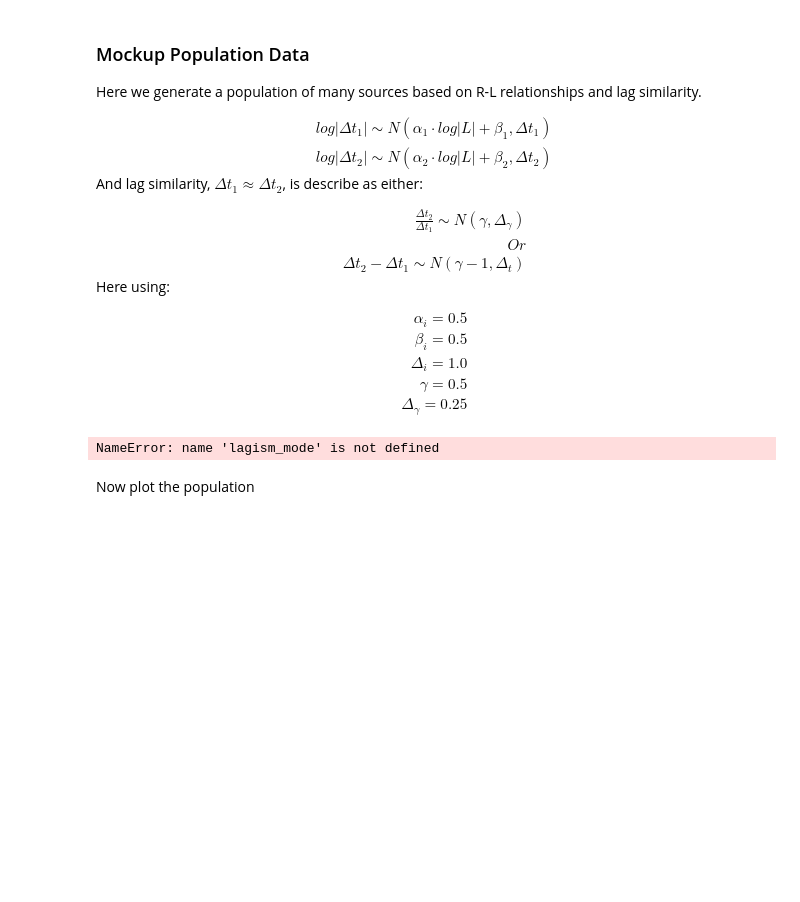
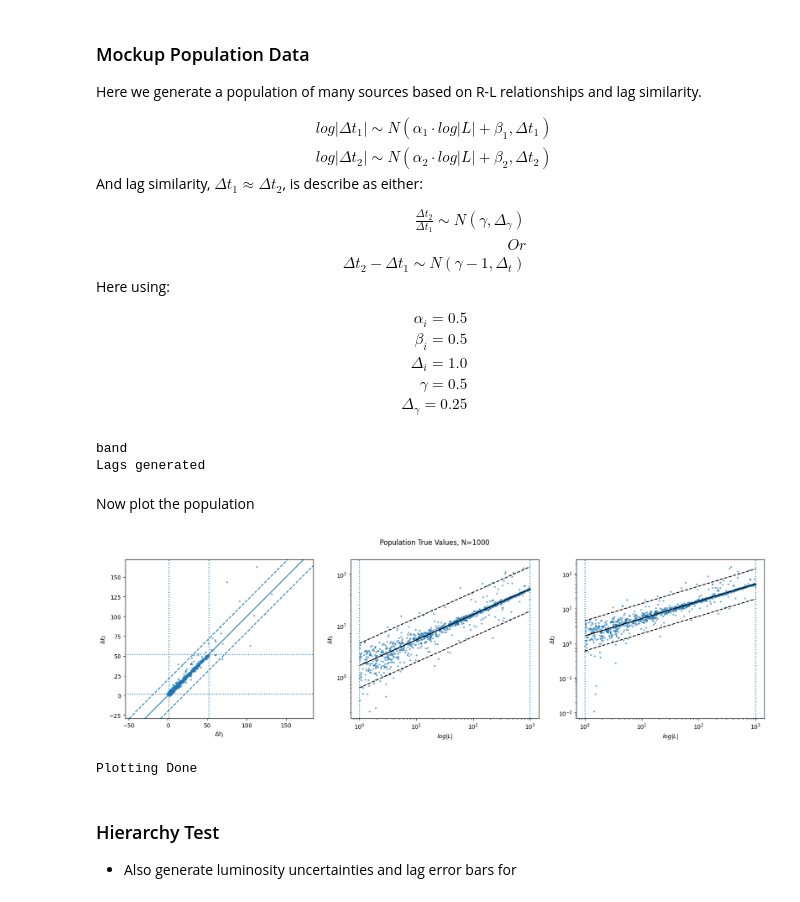
Before and after one commit to HughMcDougall/HMJavelin, a Jupyter notebook: NumpyroTests/HB_FakeData.ipynb, the cells around one changed output. Saved outputs shown, nothing was run; the diff lists cells and outputs as text; code cells hidden in the pictures; blank space fills up the shorter version.

```diff
--- a/NumpyroTests/HB_FakeData.ipynb
+++ b/NumpyroTests/HB_FakeData.ipynb
@@ -193,7 +192,7 @@ def makelags(L, params=None):
         "delta_gamma": 0.25,
         "delta_t":     20,
 
-        "lagsim_mode": "None"
+        "lagsim_mode": "None",
     }
 
     #Overwrite defaults /w input
@@ -209,7 +208,6 @@ def makelags(L, params=None):
     delta_gamma = default_params["delta_gamma"]
     delta_t     = default_params["delta_t"]
     lagsim_mode = default_params["lagsim_mode"]
-
     #=========================================================
     N=len(L)
     #Make initial raft of lags
@@ -217,6 +215,7 @@ def makelags(L, params=None):
     lags_2 = np.exp(alpha_RL[1]*np.log(L) + beta_RL[1]+ np.random.normal(size=N)*delta_RL[1])
 
     #If also using lag similarity:
+    print(lagsim_mode)
     if lagsim_mode == "prop" or lagsim_mode == "band":
         norm = 1
         good_to_go = np.exp(-(((lags_1 / lags_2) - gamma) / delta_gamma)**2 / 2) / np.sqrt(2*np.pi*delta_gamma) > np.random.rand(N)
@@ -230,7 +229,7 @@ def makelags(L, params=None):
             lags_2[inds] = np.exp(alpha_RL[1]*np.log(L[inds]) + beta_RL[1])+ np.random.normal(size=len(inds))*delta_RL[1]
 
             #Use proportionality or linear relationship
-            if lagism_mode=="prop":
+            if lagsim_mode=="prop":
                 dex = (( (lags_2[inds] / lags_1[inds]) - gamma) / delta_gamma)**2
             else:
                 dex = ( (lags_2[inds]*gamma - lags_1[inds]*(gamma-1)) / delta_t)**2
@@ -264,45 +263,65 @@ lags = makelags(L, params)
 
 print("Lags generated")
 # %% [output]
-NameError: name 'lagism_mode' is not defined
+band
+Lags generated
 # %% [markdown]
 Now plot the population
 # %%
+#Unpack params for brevity
+alpha_RL    = params["alpha_RL"]
+beta_RL     = params["beta_RL"]
+delta_RL    = params["delta_RL"]
+gamma       = params["gamma"]
+delta_gamma = params["delta_gamma"]
+delta_t     = params["delta_t"]
+lagsim_mode = params["lagsim_mode"]
+#==========================================
+
 fig, ax = plt.subplots(1,3, figsize=(20,5))
+
+#Lag-Lag Scatterplot
 ax[0].scatter(lags[0],lags[1], s=5, alpha=0.5)
-if lagsim_prop:
+if params["lagsim_mode"]=="prop":
     ax[0].axline([0,0], slope = gamma)
     ax[0].axline([0,0], slope = gamma+delta_gamma , ls='--')
     ax[0].axline([0,0], slope = gamma-delta_gamma, ls='--')
-else:
+elif params["lagsim_mode"]=="band":
     ax[0].axline([0,0], slope = gamma)
     ax[0].axline([0,delta_t], slope = gamma , ls='--')
     ax[0].axline([0,-delta_t], slope = gamma, ls='--')
 
 ax[0].axis('equal')
 
 ax[0].axvline( np.exp(np.log(Lmin)*alpha_RL[0] + beta_RL[0]), ls=':')
 ax[0].axhline( np.exp(np.log(Lmin)*alpha_RL[1] + beta_RL[1]), ls=':')
 ax[0].axvline( np.exp(np.log(Lmax)*alpha_RL[0] + beta_RL[0]), ls=':')
 ax[0].axhline( np.exp(np.log(Lmax)*alpha_RL[1] + beta_RL[1]), ls=':')
 
+#R-L Power Laws
 plotspace = np.linspace(Lmin,Lmax, 2)
 for i in [1,2]:
     ax[i].scatter(L,lags[i-1], s=5, alpha=0.5)
     ax[i].set_xscale('log')
     ax[i].set_yscale('log')
 
     ax[i].plot( plotspace, np.exp(np.log(plotspace) * alpha_RL[i-1] + beta_RL[i-1]), c='k', ls='-')
     ax[i].plot( plotspace, np.exp(np.log(plotspace) * alpha_RL[i-1] + beta_RL[i-1] - delta_RL[i-1]), c='k', ls='--')
     ax[i].plot( plotspace, np.exp(np.log(plotspace) * alpha_RL[i-1] + beta_RL[i-1] + delta_RL[i-1]), c='k', ls='--')
 
     ax[i].axvline(Lmin, ls=':')
     ax[i].axvline(Lmax, ls=':')
 
 fig.suptitle("Population True Values, N=%i" %Nsources)
 ax[0].set(xlabel='$\Delta t_1$', ylabel='$\Delta t_2$')
 ax[1].set(xlabel='$log|L|$', ylabel='$\Delta t_1$')
 ax[2].set(xlabel='$log|L|$', ylabel='$\Delta t_2$')
 
 plt.show()
 print("Plotting Done")
+# %% [output]
+[figure, added]
+Plotting Done
+# %% [markdown]
+### Hierarchy Test
+* Also generate luminosity uncertainties and lag error bars for
```
Also changed, not shown: parts of 2 cells of this notebook, 1 other file.
